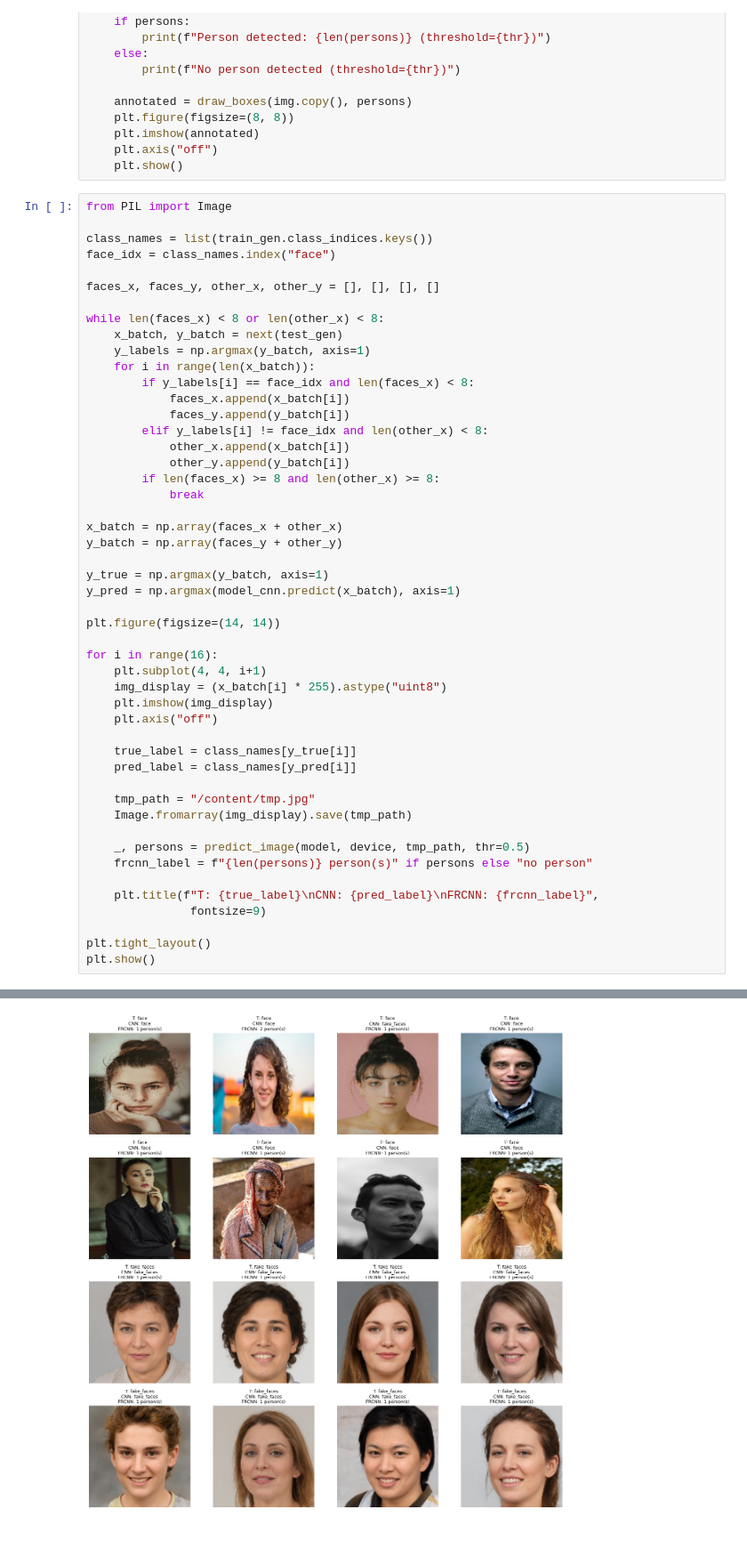
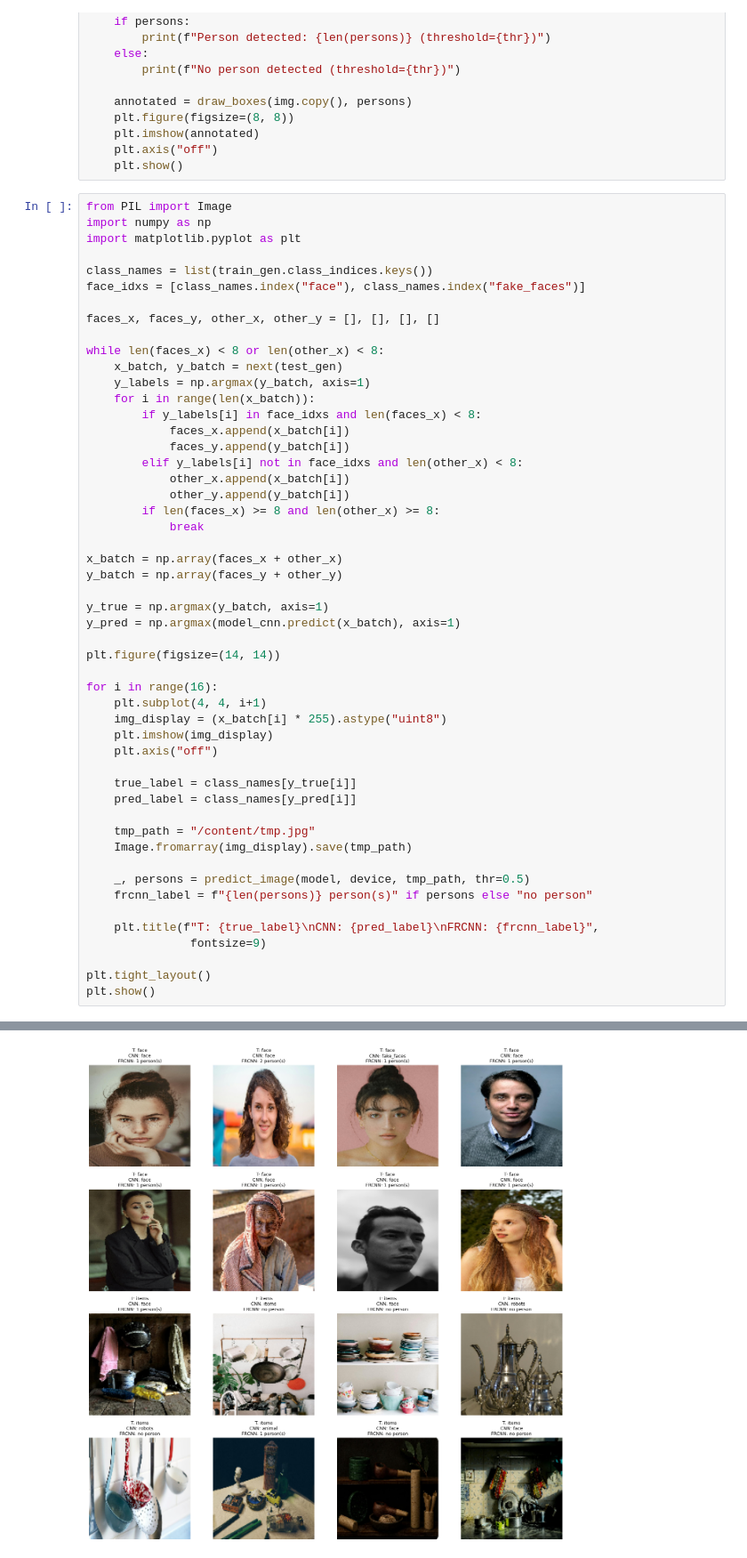
Before and after one commit to likoscp/face_detection, a Jupyter notebook: Face_Detector.ipynb, the cells around one changed output, grey strips where cells are left out. Shown at 89% size. Saved outputs shown, nothing was run; the diff lists cells and outputs as text.

```diff
--- a/Face_Detector.ipynb
+++ b/Face_Detector.ipynb
@@ -254,9 +254,11 @@ def process_image(image_path, thr=0.5):
     plt.show()
 # %%
 from PIL import Image
+import numpy as np
+import matplotlib.pyplot as plt
 
 class_names = list(train_gen.class_indices.keys())
-face_idx = class_names.index("face")
+face_idxs = [class_names.index("face"), class_names.index("fake_faces")]
 
 faces_x, faces_y, other_x, other_y = [], [], [], []
 
@@ -264,10 +266,10 @@ while len(faces_x) < 8 or len(other_x) < 8:
     x_batch, y_batch = next(test_gen)
     y_labels = np.argmax(y_batch, axis=1)
     for i in range(len(x_batch)):
-        if y_labels[i] == face_idx and len(faces_x) < 8:
+        if y_labels[i] in face_idxs and len(faces_x) < 8:
             faces_x.append(x_batch[i])
             faces_y.append(y_batch[i])
-        elif y_labels[i] != face_idx and len(other_x) < 8:
+        elif y_labels[i] not in face_idxs and len(other_x) < 8:
             other_x.append(x_batch[i])
             other_y.append(y_batch[i])
         if len(faces_x) >= 8 and len(other_x) >= 8:
@@ -306 +308 @@ plt.show()
-[figure, old version]
+[figure, new version]
```
Also changed, not shown: parts of 1 cell of this notebook.
